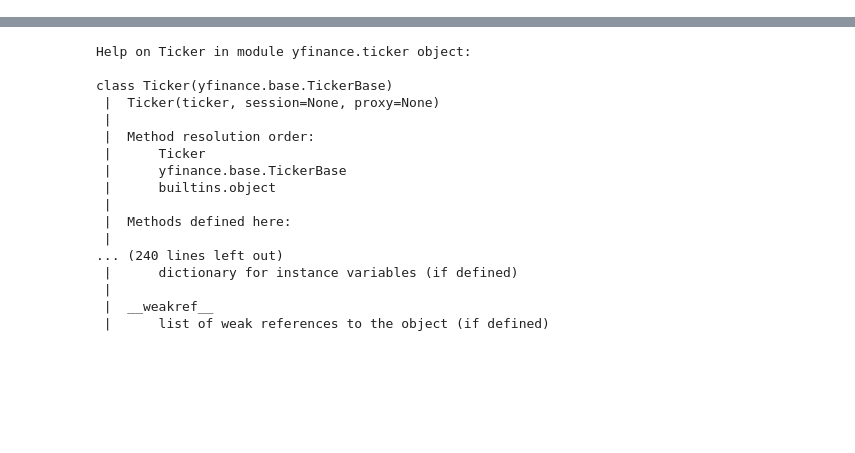
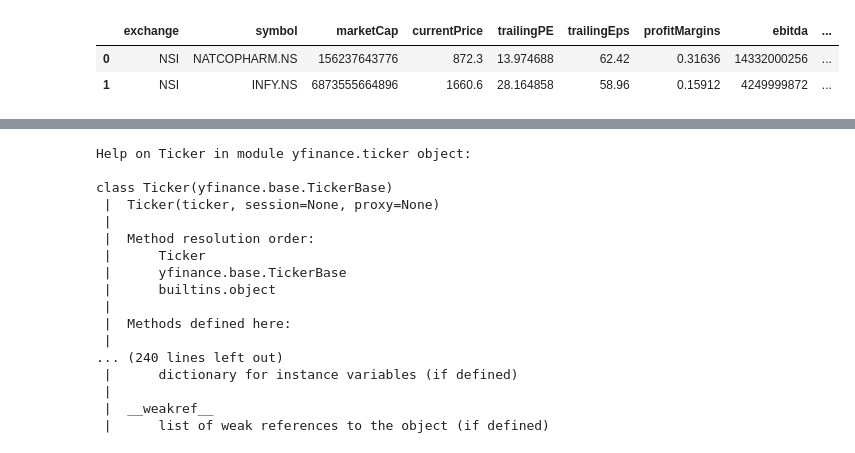
Before and after one commit to illliyas/Machine-Learning, a Jupyter notebook: nselib.ipynb, the cells around one changed output, grey strips where cells are left out. Drawn from its saved outputs; the diff is of its cells as text; code cells hidden in the pictures; blank space fills up the shorter version.

```diff
--- a/nselib.ipynb
+++ b/nselib.ipynb
@@ -21,4 +10,0 @@ cols = ['exchange','symbol','marketCap','currentPrice','trailingPE','trailingEps
-# %%
-stock = yf.Ticker("NATCOPHARM.NS")
-for c in cols:
-  df.loc["NATCOPHARM.NS",c]=stock.info[c]
@@ -32,3 +11,31 @@ _ = stock.quarterly_income_stmt.loc[['Net Income']].reset_index()
+# %%
+stocks=["NATCOPHARM.NS","INFY.NS"]
+# %%
+cols = ['exchange','symbol','marketCap','currentPrice','trailingPE','trailingEps','profitMargins','ebitda',
+'debtToEquity',
+'trailingAnnualDividendYield',
+'profitMargins',
+'priceToBook',
+'financialCurrency',
+'earningsQuarterlyGrowth']
+stocks_list=[]
+for s in stocks:
+  dic={}
+  stock = yf.Ticker(s)
+  for c in cols:
+    dic[c]=stock.info[c]
+  hist = stock.history(period="1mo")
+  hist = hist.sort_index(ascending=False)
+  dic['DIFF_30_DAYS']=(hist.iloc[0]['Close']-hist.iloc[-1]['Close'])/hist.iloc[-1]['Close']
+  dic['DIFF_7_DAYS']=(hist.iloc[0]['Close']-hist.iloc[5]['Close'])/hist.iloc[5]['Close']
+  dic.update(dict(enumerate(map(str, stock.quarterly_income_stmt.loc['Net Income'].values))))
+  stocks_list.append(dic)
+# %%
+pd.DataFrame(stocks_list)
+# %% [output]
+|  | exchange | symbol | marketCap | currentPrice | trailingPE | trailingEps | profitMargins | ebitda | ... |
+| 0 | NSI | NATCOPHARM.NS | 156237643776 | 872.3 | 13.974688 | 62.42 | 0.31636 | 14332000256 | ... |
+| 1 | NSI | INFY.NS | 6873555664896 | 1660.6 | 28.164858 | 58.96 | 0.15912 | 4249999872 | ... |
 # %%
 finanace = _.melt(id_vars=["index"],
         var_name="Month",
```
Also changed, not shown: parts of 13 cells of this notebook.
